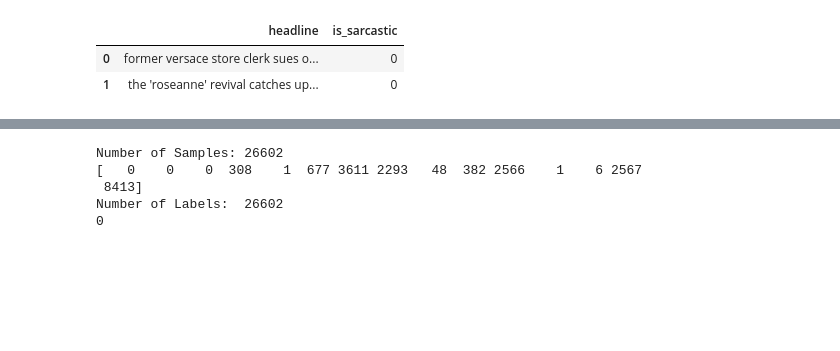
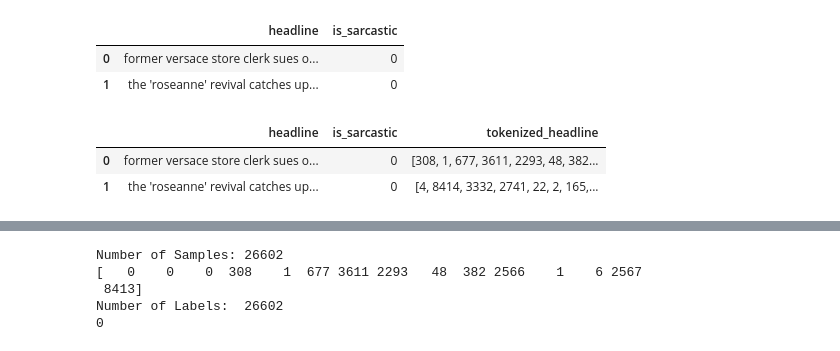
Before and after one commit to divyadass/task_nlp_crow, a Jupyter notebook: Sarcasm_detection_assignment_CROWE.ipynb, the cells around one changed output, grey strips where cells are left out. Saved outputs shown, nothing was run; the diff lists cells and outputs as text; code cells hidden in the pictures; blank space fills up the shorter version.

```diff
--- a/Sarcasm_detection_assignment_CROWE.ipynb
+++ b/Sarcasm_detection_assignment_CROWE.ipynb
@@ -369,3 +522,18 @@ tokenizer.fit_on_texts(data_s['headline'])
+# %%
+## setting features
+max_features = 10000  ## no of unique words in the vocabulary
+embedding_size = 100 ## length of word embedding
+
+num_words =  max_features+1
+## initializing tokenizer object
+tokenizer = Tokenizer(
+    num_words=num_words,
+     filters='!"#$%&()*+,-./:;<=>?@[\\]^_`{|}~\t\n',
+     lower=True,
+     split=" ",
+     oov_token = True)
+
+tokenizer.fit_on_texts(data_s['headline'])
 # %%
 data_s.head(2)
 # %% [output]
@@ -374,3 +542,9 @@ data_s.head(2)
 | 1 | the 'roseanne' revival catches up... | 0 |
 # %%
 data_s['tokenized_headline'] = tokenizer.texts_to_sequences(data_s['headline'])
+# %%
+data_s.head(2)
+# %% [output]
+|  | headline | is_sarcastic | tokenized_headline |
+| 0 | former versace store clerk sues o... | 0 | [308, 1, 677, 3611, 2293, 48, 382... |
+| 1 | the 'roseanne' revival catches up... | 0 | [4, 8414, 3332, 2741, 22, 2, 165,... |
```
Also changed, not shown: parts of 84 cells of this notebook, 3 other files.
